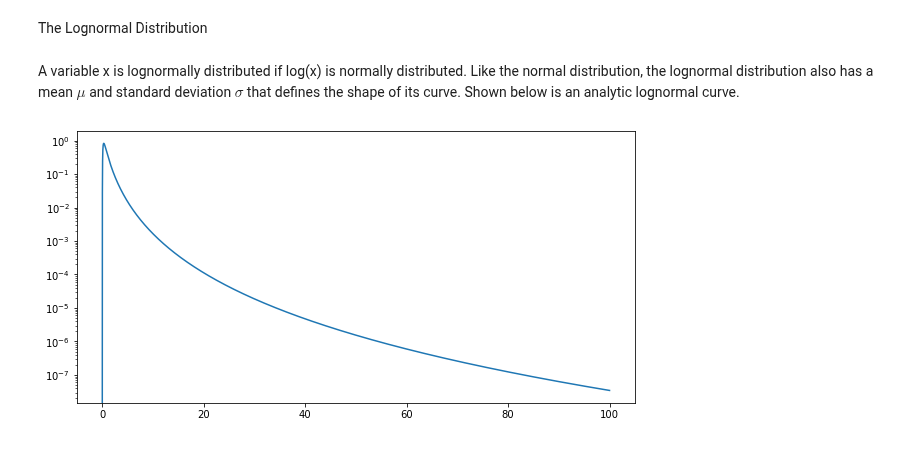
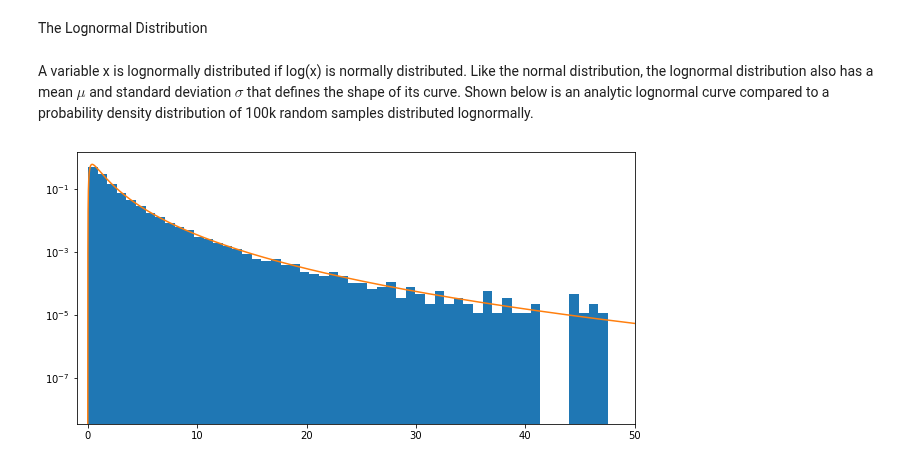
Before and after one commit to nroth12uw/Lab1_PHYS434, a Jupyter notebook: Lab1.ipynb, the cells around one changed output. Saved outputs shown, nothing was run; the diff lists cells and outputs as text; code cells hidden in the pictures.

```diff
--- a/Lab1.ipynb
+++ b/Lab1.ipynb
@@ -54,11 +54,14 @@ This tells us the $\sigma$ values that would correspond to the probabilites abov
 # %% [markdown]
 The Lognormal Distribution
 # %% [markdown]
-A variable x is lognormally distributed if log(x) is normally distributed. Like the normal distribution, the lognormal distribution also has a mean $\mu$ and standard deviation $\sigma$ that defines the shape of its curve. Shown below is an analytic lognormal curve.
+A variable x is lognormally distributed if log(x) is normally distributed. Like the normal distribution, the lognormal distribution also has a mean $\mu$ and standard deviation $\sigma$ that defines the shape of its curve. Shown below is an analytic lognormal curve compared to a probability density distribution of 100k random samples distributed lognormally.
 # %%
 x = np.linspace(0, 100, 100000)
-plt.plot(x, stats.lognorm.pdf(x, 1, 0, 0.8))
-matplotlib.pyplot.yscale("log")
+d = stats.lognorm.rvs(loc = 0, s = 1, scale = 1.1, size = 100000)
+ax = plt.hist(d, 100, density='True')          # plotting probability density of random samples
+plt.xlim([-1, 50])
+plt.plot(x, stats.lognorm.pdf(x, s=1, loc = 0, scale = 1.1))  # plotting analytic lognormal pdf
+matplotlib.pyplot.yscale('log')
 plt.show()
 # %% [output]
-[figure, old version]
+[figure, new version]
```
Also changed, not shown: parts of 9 cells of this notebook.
